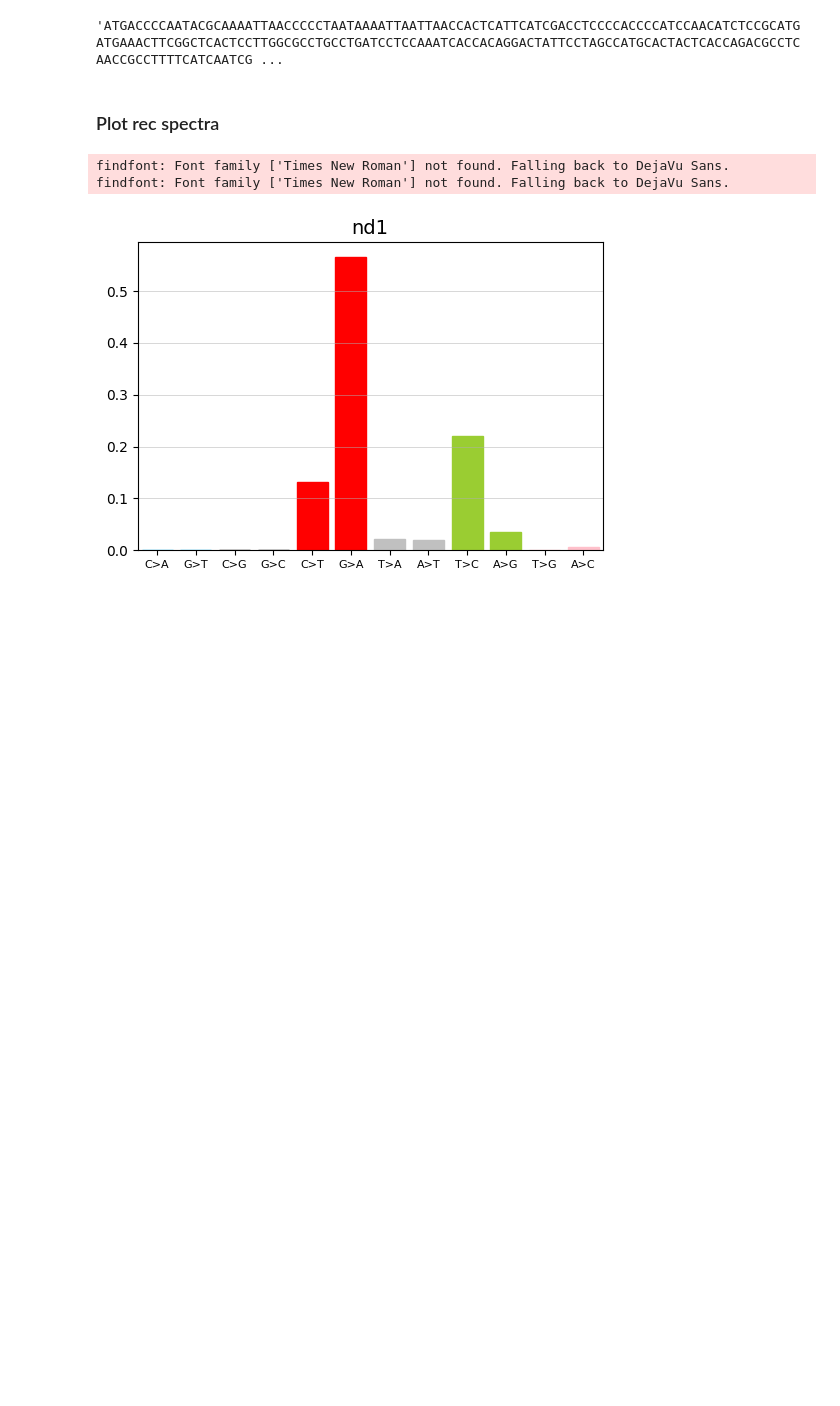
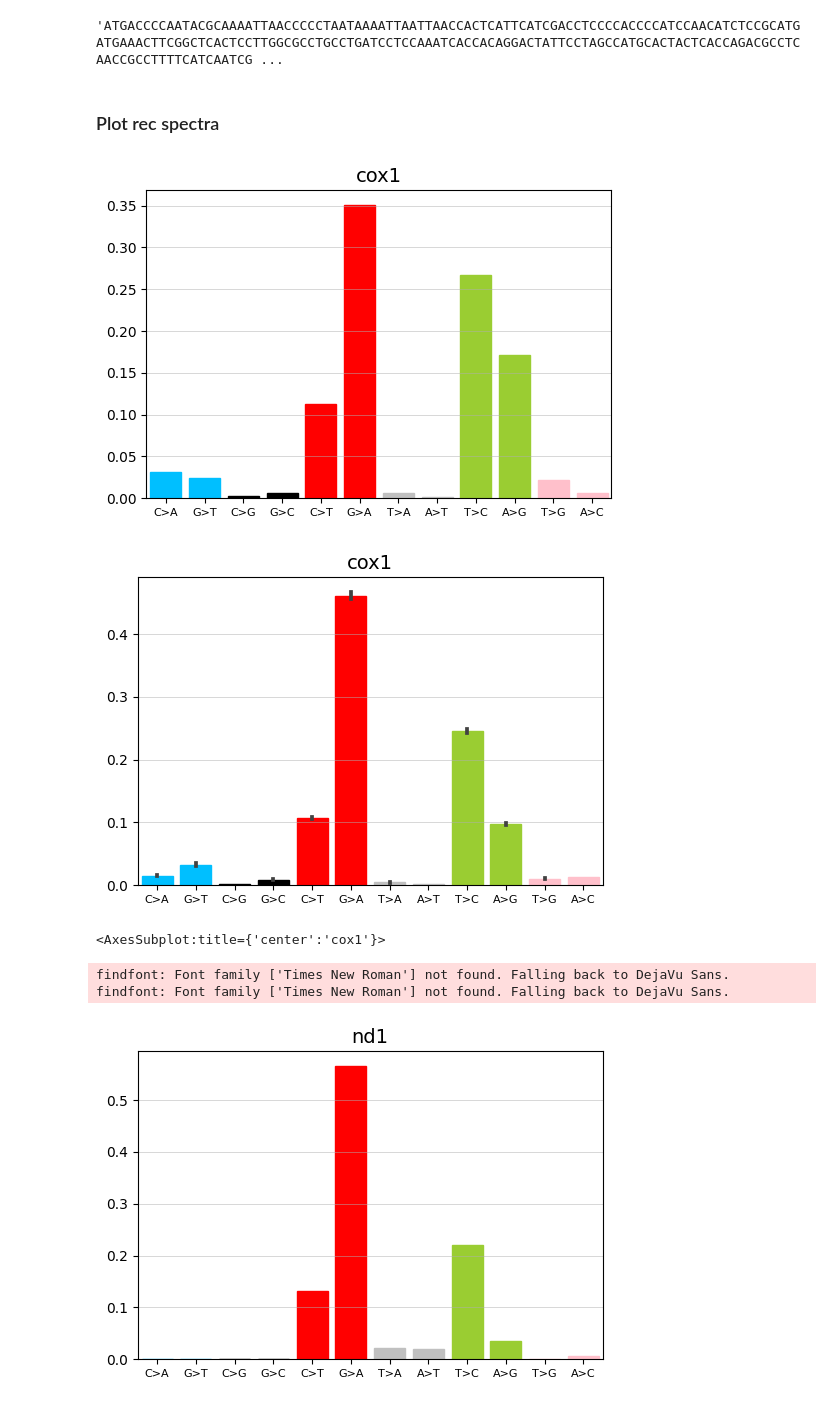
Before and after one commit to mitoclub/nemu-pipeline, a Jupyter notebook: notebooks/position_analysis.ipynb, the cells around one changed output. Drawn from its saved outputs; the diff is of its cells as text; code cells hidden in the pictures; blank space fills up the shorter version.

```diff
--- a/notebooks/position_analysis.ipynb
+++ b/notebooks/position_analysis.ipynb
@@ -102,6 +182,13 @@ human_cytb["consensus"]
 'ATGACCCCAATACGCAAAATTAACCCCCTAATAAAATTAATTAACCACTCATTCATCGACCTCCCCACCCCATCCAACATCTCCGCATGATGAAACTTCGGCTCACTCCTTGGCGCCTGCCTGATCCTCCAAATCACCACAGGACTATTCCTAGCCATGCACTACTCACCAGACGCCTCAACCGCCTTTTCATCAATCG ...
 # %% [markdown]
 ### Plot rec spectra
+# %%
+plot_mutspec12(human_cox1['ms_rec12'], title="cox1")
+plot_mutspec12(human_cox1['ms_sim12_internal'], title="cox1")
+# %% [output]
+[figure, added]
+[figure, added]
+<AxesSubplot:title={'center':'cox1'}>
 # %%
 plot_mutspec12(mouse_nd1['ms_rec12'], title="nd1")
 plot_mutspec12(mouse_cytb['ms_rec12'], title="cytb")
```
Also changed, not shown: parts of 8 cells of this notebook, 2 other files.
